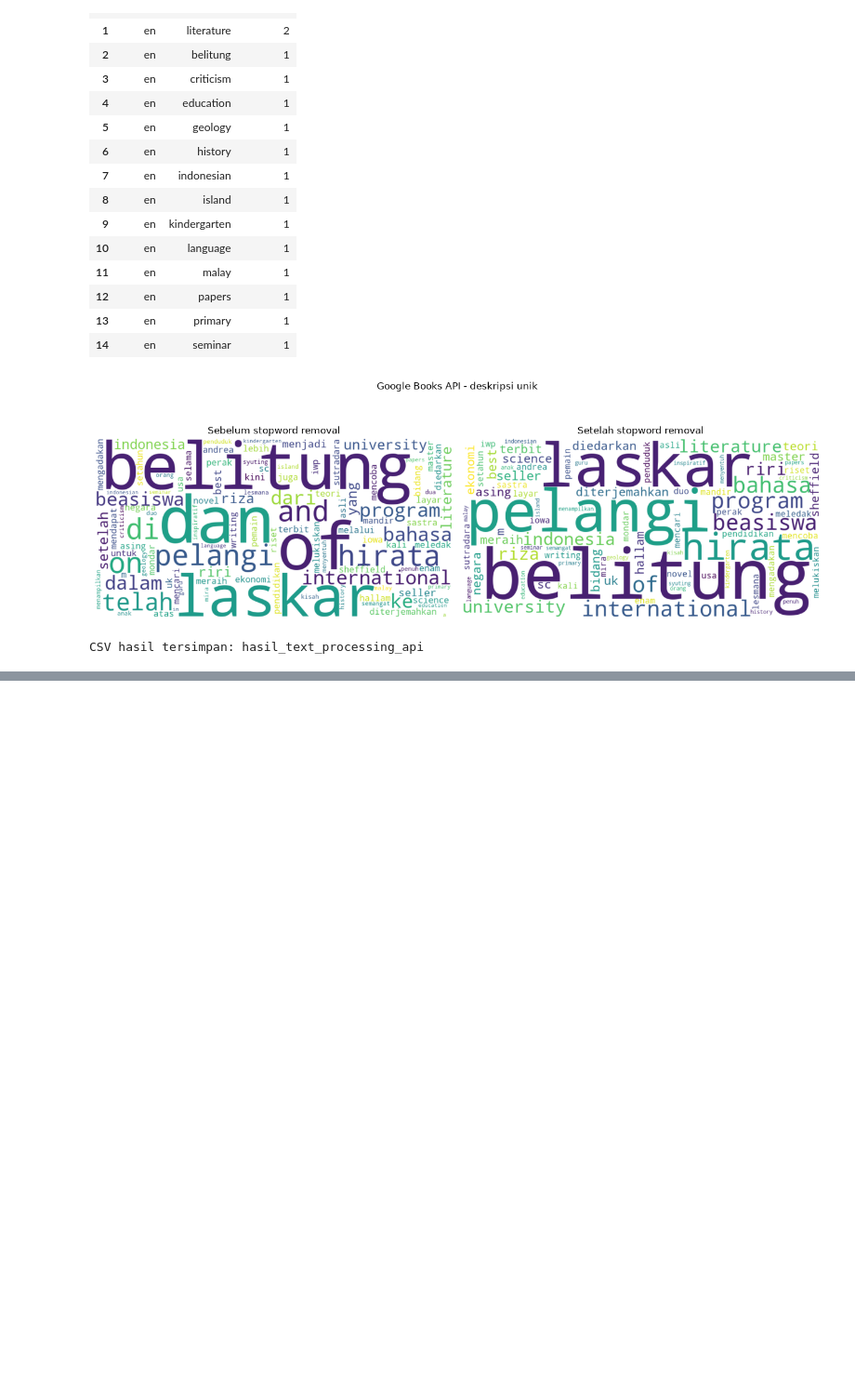
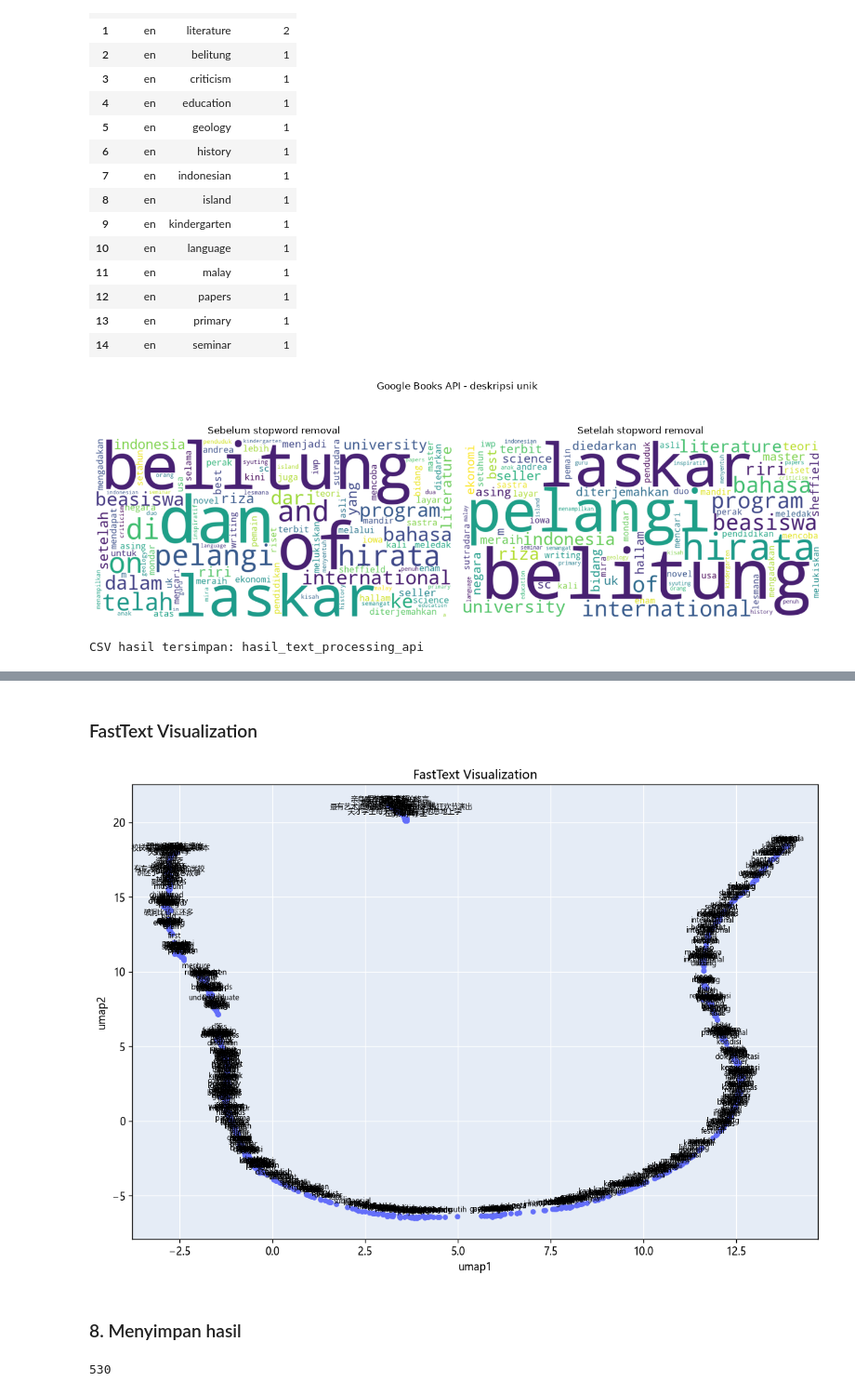
Before and after one commit to Refest/web_scraping_google_books, a Jupyter notebook: 01_google_books_api.ipynb, the cells around one changed output, grey strips where cells are left out. Shown at 93% size. Cells and saved outputs as stored; diff of their text form; code cells hidden in the pictures; blank space fills up the shorter version.

```diff
--- a/01_google_books_api.ipynb
+++ b/01_google_books_api.ipynb
@@ -369,0 +755,15 @@ CSV hasil tersimpan: hasil_text_processing_api
+# %%
+model = FastText(sentences, min_count=1, vector_size=100, window=5, min_n=3, max_n=6, sg=1, epochs=10, bucket=20000, workers=1, seed=1)
+model.save(str(RESULT / 'fasttext.model'))
+model = FastText.load(str(RESULT / 'fasttext.model'))
+wv = model.wv
+display(wv.index_to_key[:10])
+display((wv.vectors.shape, wv.vector_size))
+probe = next((word for word in ['pelangi', 'andrea', 'indonesia'] if word in wv.key_to_index), wv.index_to_key[0])
+display(wv.similar_by_key(probe, topn=min(10, len(wv)-1)))
+X_features = np.array([get_document_vector(doc, model) for doc in sentences])
+display(pd.DataFrame(X_features))
+np.save(RESULT / 'fasttext_document_vectors.npy', X_features)
+np.save(RESULT / 'fasttext_word_vectors.npy', wv.vectors)
+pd.DataFrame({'word': wv.index_to_key}).to_csv(
+    RESULT / 'fasttext_vocabulary.csv', index=False, encoding='utf-8-sig')
@@ -369,0 +803,55 @@ CSV hasil tersimpan: hasil_text_processing_api
+# %% [markdown]
+### FastText Visualization
+# %%
+X_umap = UMAP(random_state=42, n_jobs=1).fit_transform(wv.vectors)
+df_visual = pd.DataFrame(X_umap, columns=['umap1', 'umap2'])
+df_visual['word'] = wv.index_to_key
+fig = px.scatter(df_visual, x='umap1', y='umap2', text='word')
+fig.update_traces(textposition='top center')
+fig.update_layout(height=800, title_text='FastText Visualization')
+import matplotlib.pyplot as plt
+from matplotlib import font_manager
+from IPython.display import Image
+available_fonts = {font.name for font in font_manager.fontManager.ttflist}
+label_font = next((font for font in ['Microsoft YaHei', 'Noto Sans CJK SC',
+                                   'Noto Sans CJK JP', 'SimHei', 'DejaVu Sans']
+                   if font in available_fonts), 'sans-serif')
+with plt.rc_context({'font.family': label_font}):
+    png_fig, ax = plt.subplots(figsize=(12, 8))
+    ax.set_facecolor('#E5ECF6')
+    ax.grid(color='white')
+    ax.set_axisbelow(True)
+    ax.scatter(df_visual['umap1'], df_visual['umap2'], s=18, color='#636EFA')
+    for row in df_visual.itertuples():
+        ax.annotate(row.word, (row.umap1, row.umap2), xytext=(0, 3),
+                    textcoords='offset points', ha='center', va='bottom', fontsize=7)
+    ax.set(xlabel='umap1', ylabel='umap2', title=fig.layout.title.text)
+    png_path = RESULT / 'fasttext_umap.png'
+    png_fig.savefig(png_path, dpi=120, bbox_inches='tight')
+    plt.close(png_fig)
+display(Image(filename=str(png_path)))
+
+fig.show(renderer='plotly_mimetype')
+df_visual.to_csv(RESULT / 'fasttext_umap.csv', index=False, encoding='utf-8-sig')
+fig.write_html(RESULT / 'fasttext_umap.html', include_plotlyjs=True)
+# %% [output]
+[figure, added]
+# %% [markdown]
+### 8. Menyimpan hasil
+# %%
+parameters = {
+    'source': EXERCISE_SOURCE, 'input_mode': input_mode,
+    'documents': len(corpus), 'tokenizer': 'nltk.word_tokenize(text.lower())',
+    'word2vec': {'sg': 0, 'vector_size': 100, 'window': 5, 'min_count': 1, 'epochs': 5, 'seed': 1, 'workers': 1},
+    'fasttext': {'sg': 1, 'vector_size': 100, 'window': 5, 'min_count': 1, 'min_n': 3, 'max_n': 6,
+                 'epochs': 10, 'bucket': 20000, 'seed': 1, 'workers': 1},
+    'umap': {'random_state': 42, 'n_jobs': 1, 'metric': 'euclidean', 'n_neighbors': 15},
+}
+(RESULT / 'parameters.json').write_text(json.dumps(parameters, indent=2), encoding='utf-8')
+execution = {'status': 'completed', 'source': EXERCISE_SOURCE, 'input_mode': input_mode,
+             'documents': len(corpus), 'timestamp_utc': datetime.now(timezone.utc).isoformat(),
+             'earlier_scraping_and_preprocessing_rerun': False,
+             'package_versions': {p: im.version(p) for p in REQUIRED}}
+(RESULT / 'execution_status.json').write_text(json.dumps(execution, indent=2), encoding='utf-8')
+# %% [output]
+530
```
Also changed, not shown: parts of 22 cells of this notebook, 5 other files.
